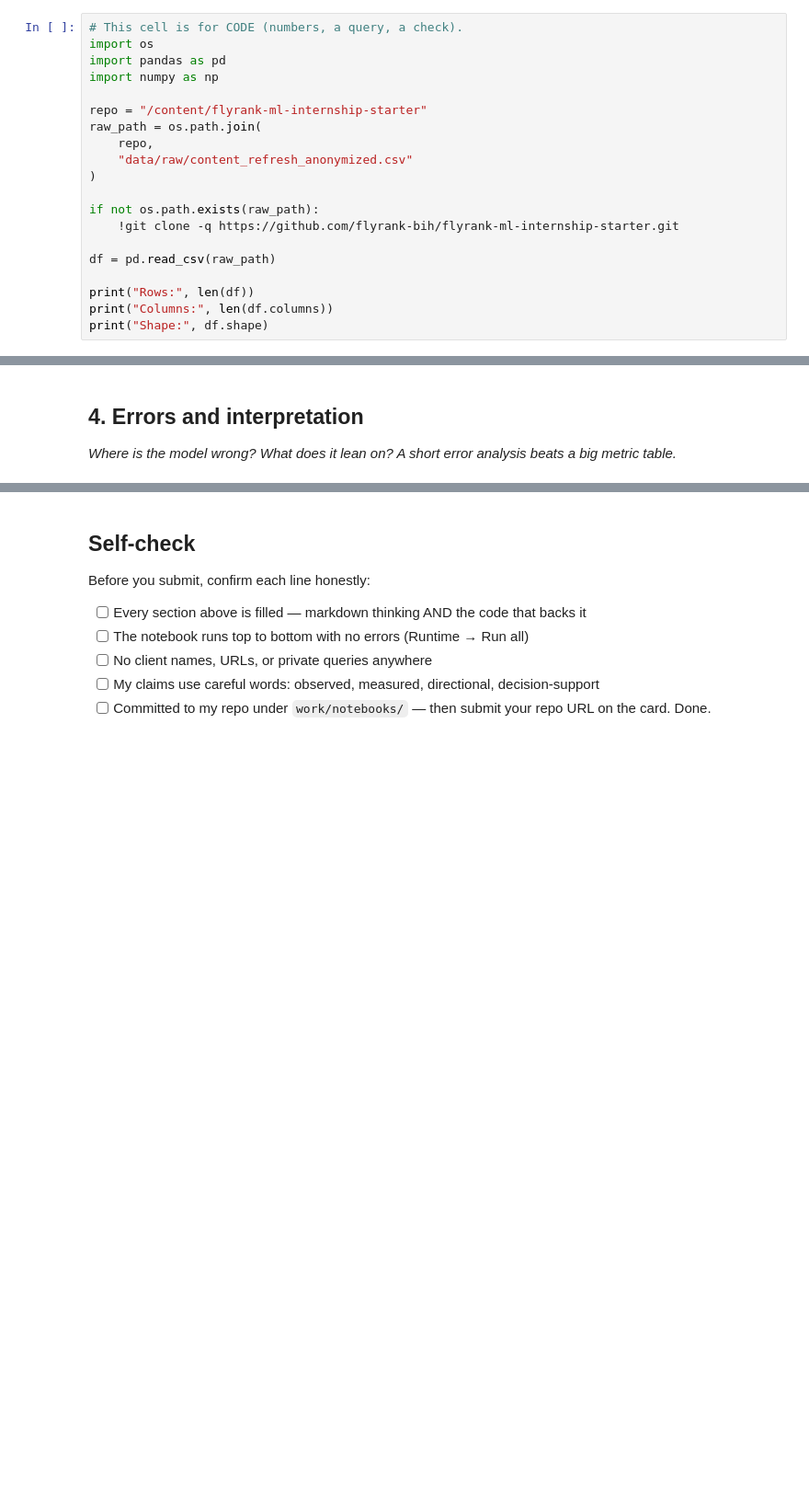
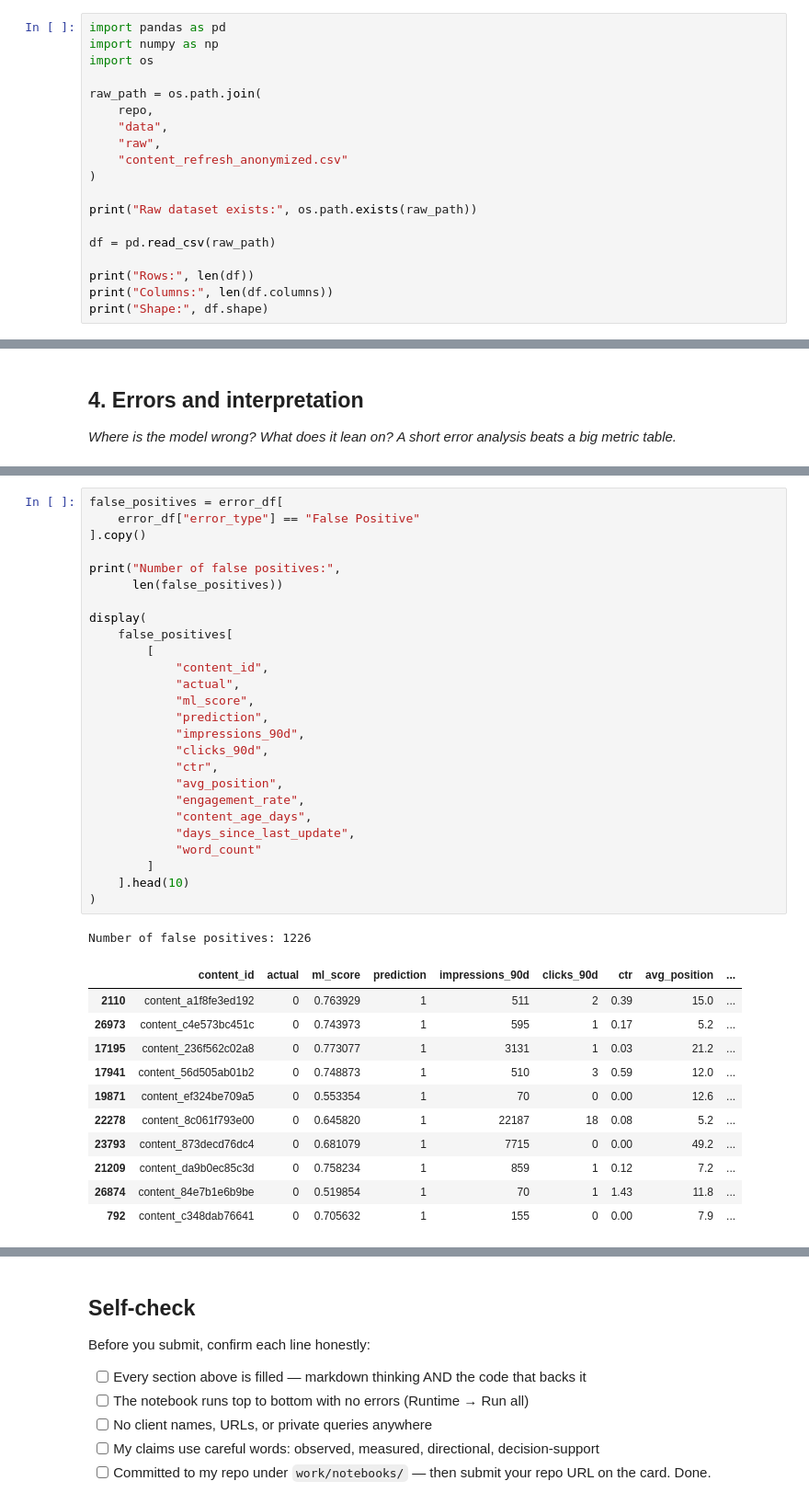
Before and after one commit to saisathwik2703/flyrank-ml-internship-starter, a Jupyter notebook: work/notebooks/w05_model.ipynb, the cells around one changed output, grey strips where cells are left out. Shown at 92% size. Saved outputs shown, nothing was run; the diff lists cells and outputs as text; blank space fills up the shorter version.

```diff
--- a/work/notebooks/w05_model.ipynb
+++ b/work/notebooks/w05_model.ipynb
@@ -21,19 +34,18 @@ I chose this method because the goal is not to maximize model complexity. The go
 
 The model uses only the selected development features. Label-derived fields such as trend_direction and trend_pct are not used as model features.
 # %%
-# This cell is for CODE (numbers, a query, a check).
-import os
 import pandas as pd
 import numpy as np
+import os
 
-repo = "/content/flyrank-ml-internship-starter"
 raw_path = os.path.join(
     repo,
-    "data/raw/content_refresh_anonymized.csv"
+    "data",
+    "raw",
+    "content_refresh_anonymized.csv"
 )
 
-if not os.path.exists(raw_path):
-    !git clone -q https://github.com/flyrank-bih/flyrank-ml-internship-starter.git
+print("Raw dataset exists:", os.path.exists(raw_path))
 
 df = pd.read_csv(raw_path)
 
@@ -265,0 +508,39 @@ NameError: name 'baseline_scores' is not defined
+# %%
+false_positives = error_df[
+    error_df["error_type"] == "False Positive"
+].copy()
+
+print("Number of false positives:",
+      len(false_positives))
+
+display(
+    false_positives[
+        [
+            "content_id",
+            "actual",
+            "ml_score",
+            "prediction",
+            "impressions_90d",
+            "clicks_90d",
+            "ctr",
+            "avg_position",
+            "engagement_rate",
+            "content_age_days",
+            "days_since_last_update",
+            "word_count"
+        ]
+    ].head(10)
+)
+# %% [output]
+Number of false positives: 1226
+|  | content_id | actual | ml_score | prediction | impressions_90d | clicks_90d | ctr | avg_position | ... |
+| 2110 | content_a1f8fe3ed192 | 0 | 0.763929 | 1 | 511 | 2 | 0.39 | 15.0 | ... |
+| 26973 | content_c4e573bc451c | 0 | 0.743973 | 1 | 595 | 1 | 0.17 | 5.2 | ... |
+| 17195 | content_236f562c02a8 | 0 | 0.773077 | 1 | 3131 | 1 | 0.03 | 21.2 | ... |
+| 17941 | content_56d505ab01b2 | 0 | 0.748873 | 1 | 510 | 3 | 0.59 | 12.0 | ... |
+| 19871 | content_ef324be709a5 | 0 | 0.553354 | 1 | 70 | 0 | 0.00 | 12.6 | ... |
+| 22278 | content_8c061f793e00 | 0 | 0.645820 | 1 | 22187 | 18 | 0.08 | 5.2 | ... |
+| 23793 | content_873decd76dc4 | 0 | 0.681079 | 1 | 7715 | 0 | 0.00 | 49.2 | ... |
+| 21209 | content_da9b0ec85c3d | 0 | 0.758234 | 1 | 859 | 1 | 0.12 | 7.2 | ... |
+| 26874 | content_84e7b1e6b9be | 0 | 0.519854 | 1 | 70 | 1 | 1.43 | 11.8 | ... |
+| 792 | content_c348dab76641 | 0 | 0.705632 | 1 | 155 | 0 | 0.00 | 7.9 | ... |
```
Also changed, not shown: parts of 33 cells of this notebook.
